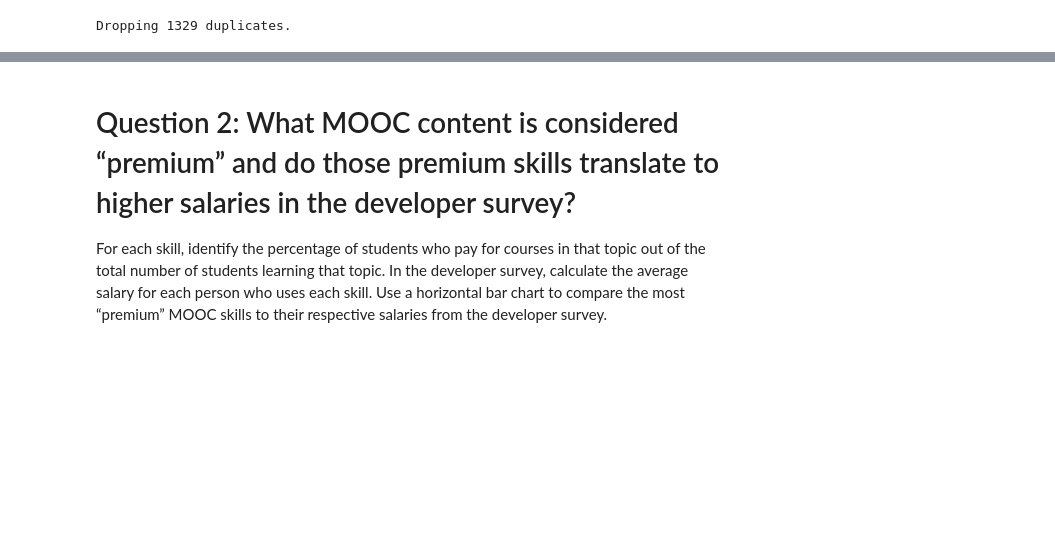
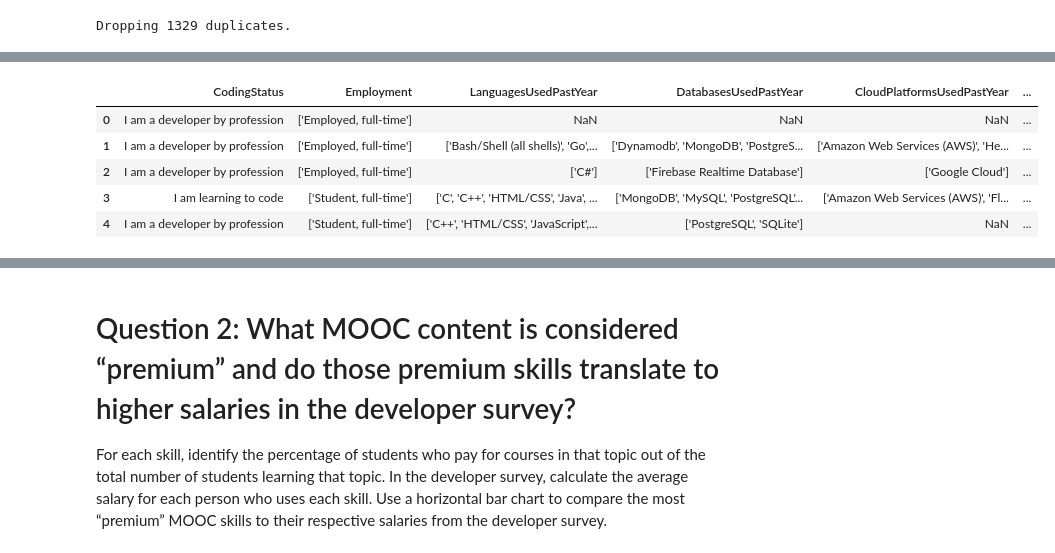
Before and after one commit to minimartzz/online-learning-so-mooc, a Jupyter notebook: skills_analysis.ipynb, the cells around one changed output, grey strips where cells are left out. Saved outputs shown, nothing was run; the diff lists cells and outputs as text; code cells hidden in the pictures; blank space fills up the shorter version.

```diff
--- a/skills_analysis.ipynb
+++ b/skills_analysis.ipynb
@@ -223,0 +265,22 @@ Many of the columns in the MOOC and survey datasets are not relevant to analyzin
+# %%
+# We are trying to answer a question about the skills being used in the industry.
+# As a result, we want to use responses from developers that are employed, but we don't
+# care much about demographic information, how they learned to code, etc.
+
+# We know we will want to keep CodingStatus, Employment, LanguagesUsedPastYear, DatabasesUsedPastYear,
+#   CloudPlatformsUsedPastYear, and WebFrameworksPastYear.
+# We know we can drop ResponseId, AgeRange, EducationLevel, Country, DevType, Industry,
+#   YearsCoding, YearsCodingProfessional, YearsWorkExperience, HowLearnCode, HowLearnCodeOnline,
+#   Currency, CompTotal, ConvertedCompYearly.
+# We should explore CodingActivities to see if it is relevant for our analysis.
+
+survey_results = survey_results_in[['CodingStatus', 'Employment', 'LanguagesUsedPastYear', 'DatabasesUsedPastYear',
+                                    'CloudPlatformsUsedPastYear', 'WebFrameworksUsedPastYear', 'CodingActivities']]
+survey_results.head()
+# %% [output]
+|  | CodingStatus | Employment | LanguagesUsedPastYear | DatabasesUsedPastYear | CloudPlatformsUsedPastYear | ... |
+| 0 | I am a developer by profession | ['Employed, full-time'] | NaN | NaN | NaN | ... |
+| 1 | I am a developer by profession | ['Employed, full-time'] | ['Bash/Shell (all shells)', 'Go',... | ['Dynamodb', 'MongoDB', 'PostgreS... | ['Amazon Web Services (AWS)', 'He... | ... |
+| 2 | I am a developer by profession | ['Employed, full-time'] | ['C#'] | ['Firebase Realtime Database'] | ['Google Cloud'] | ... |
+| 3 | I am learning to code | ['Student, full-time'] | ['C', 'C++', 'HTML/CSS', 'Java', ... | ['MongoDB', 'MySQL', 'PostgreSQL'... | ['Amazon Web Services (AWS)', 'Fl... | ... |
+| 4 | I am a developer by profession | ['Student, full-time'] | ['C++', 'HTML/CSS', 'JavaScript',... | ['PostgreSQL', 'SQLite'] | NaN | ... |
```
Also changed, not shown: parts of 29 cells of this notebook.
